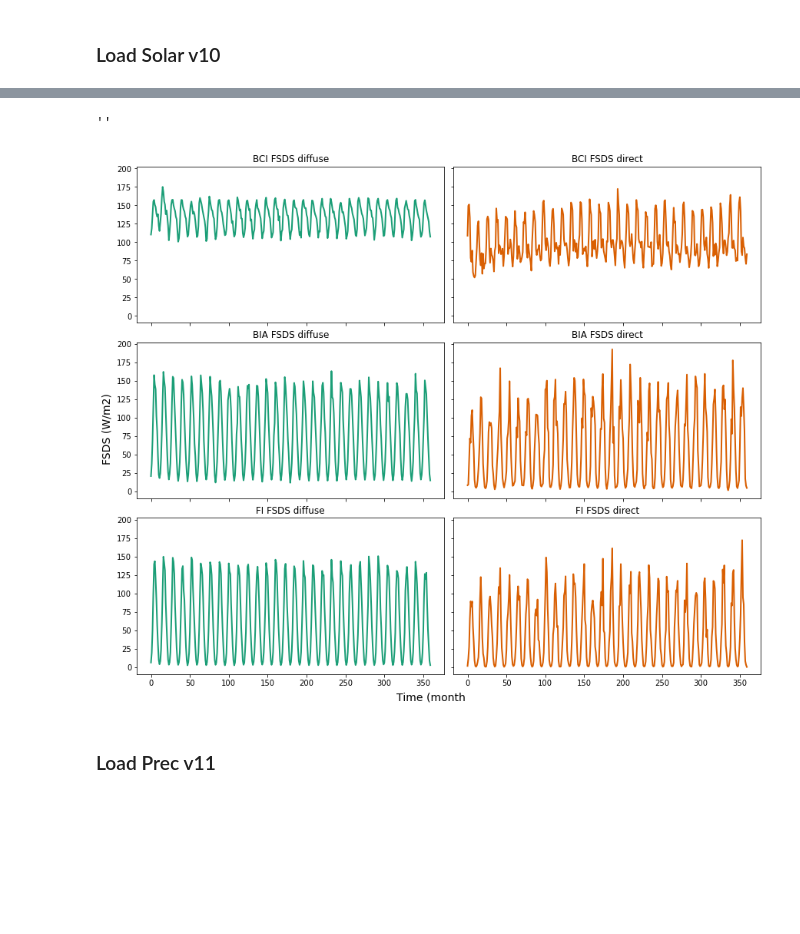
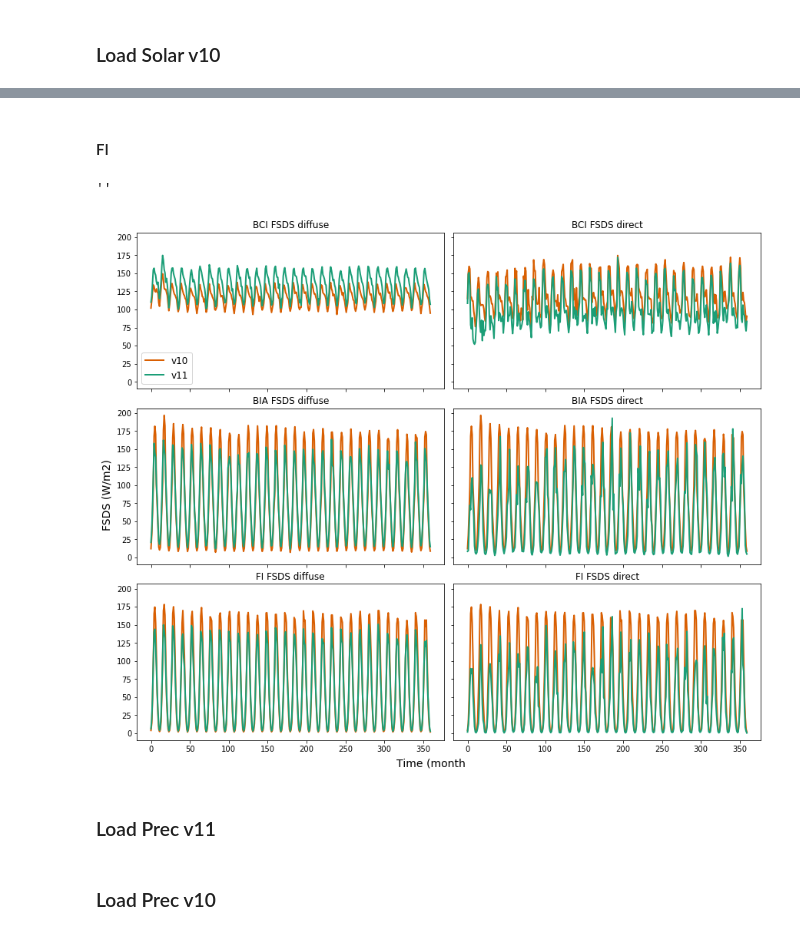
Before and after one commit to JessicaNeedham/FATES-plotting-scripts, a Jupyter notebook: Trendy_10_v_11.ipynb, the cells around one changed output, grey strips where cells are left out. Drawn from its saved outputs; the diff is of its cells as text; code cells hidden in the pictures; blank space fills up the shorter version.

```diff
--- a/Trendy_10_v_11.ipynb
+++ b/Trendy_10_v_11.ipynb
@@ -67,29 +98,57 @@ fsds_v11_fi_direct = fsds_v11_fi_direct.stack(time=('year','month'))
+# %%
+fsds_v10_bia_diffuse = fd_v10_bia * tswrf_v10_bia
+fsds_v10_bia_direct = tswrf_v10_bia - fsds_v10_bia_diffuse
+# %% [markdown]
+#### FI
+# %%
+tswrf_v10_fi = '/pscratch/sd/j/jneedham/trendy_dben_fig/CRUJRA2021_6hourly/FIN/tswrf_v10_full.nc'
+tswrf_v10_fi = xr.open_dataset(tswrf_v10_fi)
+tswrf_v10_fi = np.squeeze(tswrf_v10_fi.tswrf) # total downward SW flux at surface
+tswrf_v10_fi = tswrf_v10_fi.groupby('time.year').apply(mon_mean)
+tswrf_v10_fi = tswrf_v10_fi.stack(time=('year','month'))
+# %%
+fd_v10_fi = '/pscratch/sd/j/jneedham/trendy_dben_fig/CRUJRA2021_6hourly/FIN/fd_v10_full.nc'
+fd_v10_fi = xr.open_dataset(fd_v10_fi)
+fd_v10_fi = np.squeeze(fd_v10_fi.fd) # diffuse fraction of downward SW flux at surfac
+fd_v10_fi = fd_v10_fi.groupby('time.year').apply(mon_mean)
+fd_v10_fi = fd_v10_fi.stack(time=('year','month'))
+# %%
+fsds_v10_fi_diffuse = fd_v10_fi * tswrf_v10_fi
+fsds_v10_fi_direct = tswrf_v10_fi - fsds_v10_fi_diffuse
 # %%
 fig2, ((f2ax0,f2ax1),(f2ax2,f2ax3),(f2ax4,f2ax5)) = plt.subplots(nrows=3,ncols=2,
                                                                  figsize=(12,10),sharex=True,sharey=True,
                                                                 constrained_layout=True)
 
-f2ax0.plot(fsds_v11_bci_diffuse, color=colormap[0], linewidth=2, label = 'BCI v1')
+f2ax0.plot(fsds_v10_bci_diffuse, color=colormap[1], linewidth=2, label = 'v10')
+f2ax0.plot(fsds_v11_bci_diffuse, color=colormap[0], linewidth=2, label = 'v11')
 f2ax0.set_title('BCI FSDS diffuse', fontsize = 12)
-f2ax1.plot(fsds_v11_bci_direct, color=colormap[1], linewidth=2, label = 'BCI v11')
+f2ax0.legend(fontsize=12)
+
+f2ax1.plot(fsds_v10_bci_direct, color=colormap[1], linewidth=2, label = 'BCI v10')
+f2ax1.plot(fsds_v11_bci_direct, color=colormap[0], linewidth=2, label = 'BCI v11')
 f2ax1.set_title('BCI FSDS direct', fontsize = 12)
 
+f2ax2.plot(fsds_v10_bia_diffuse, color=colormap[1], linewidth=2, label = 'BIA v10')
 f2ax2.plot(fsds_v11_bia_diffuse, color=colormap[0], linewidth=2, label = 'BIA v11')
 f2ax2.set_title('BIA FSDS diffuse', fontsize = 12)
-f2ax3.plot(fsds_v11_bia_direct, color=colormap[1], linewidth=2, label = 'BIA v11')
+f2ax3.plot(fsds_v10_bia_diffuse, color=colormap[1], linewidth=2, label = 'BIA v10')
+f2ax3.plot(fsds_v11_bia_direct, color=colormap[0], linewidth=2, label = 'BIA v11')
 f2ax3.set_title('BIA FSDS direct', fontsize = 12)
 
+f2ax4.plot(fsds_v10_fi_diffuse, color=colormap[1], linewidth=2, label = 'FI v10')
 f2ax4.plot(fsds_v11_fi_diffuse, color=colormap[0], linewidth=2, label = 'FI v11')
 f2ax4.set_title('FI FSDS diffuse', fontsize = 12)
-f2ax5.plot(fsds_v11_fi_direct, color=colormap[1], linewidth=2, label = 'FI v11')
+f2ax5.plot(fsds_v10_fi_diffuse, color=colormap[1], linewidth=2, label = 'FI v10')
+f2ax5.plot(fsds_v11_fi_direct, color=colormap[0], linewidth=2, label = 'FI v11')
 f2ax5.set_title('FI FSDS direct', fontsize = 12)
 
 fig2.supylabel('FSDS (W/m2)', fontsize = 14)
 fig2.supxlabel('Time (month', fontsize = 14)
 ;
 # %% [output]
 ''
-[figure, old version]
+[figure, new version]
 # %% [markdown]
 ### Load Prec v11
 # %%
@@ -113,3 +172,5 @@ prec_v11_fi = xr.open_dataset(prec_v11_fi)
 prec_v11_fi = np.squeeze(prec_v11_fi.PRECTmms)
 prec_v11_fi = prec_v11_fi.groupby('time.year').apply(mon_mean)
 prec_v11_fi = prec_v11_fi.stack(time=('year','month'))
+# %% [markdown]
+### Load Prec v10
```
Also changed, not shown: parts of 19 cells of this notebook.
